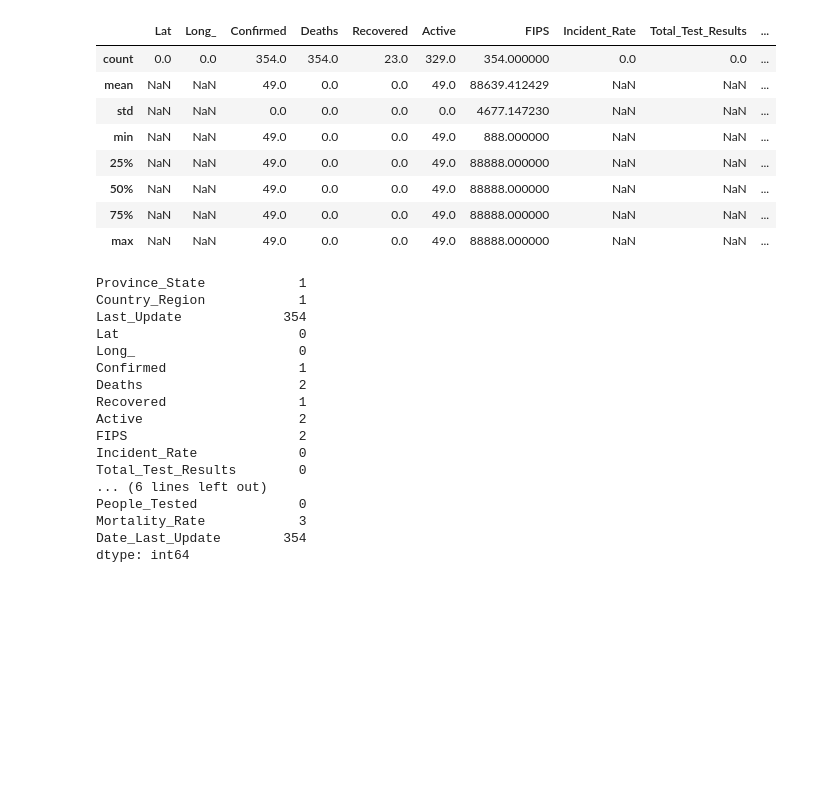
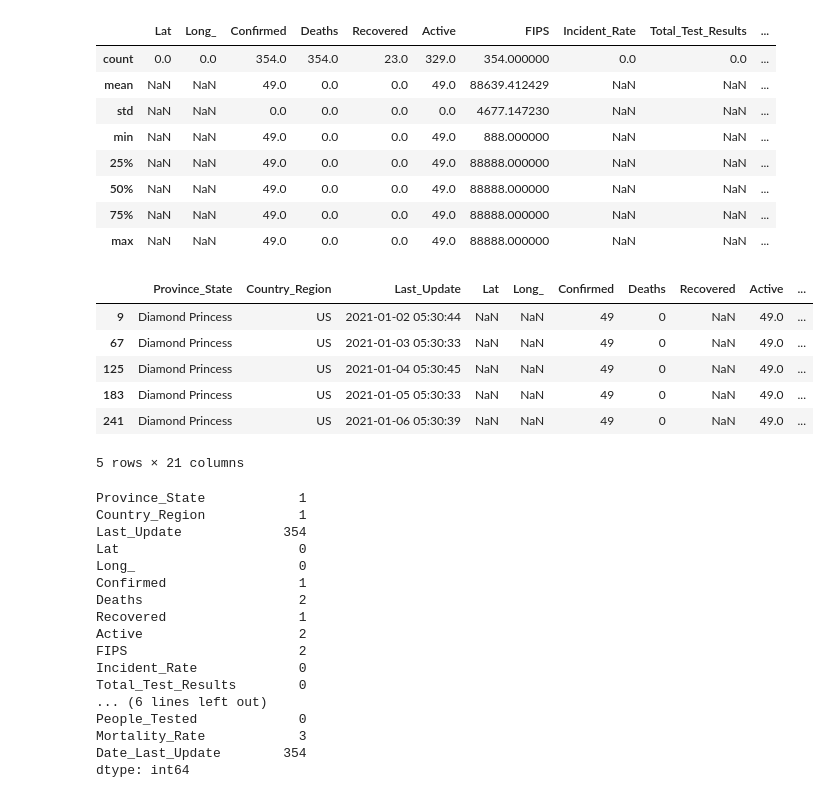
Before and after one commit to amichaelsen/COVID_project, a Jupyter notebook: analysis/anya_eda_daily_reports.ipynb, the cells around one changed output. Saved outputs shown, nothing was run; the diff lists cells and outputs as text; code cells hidden in the pictures; blank space fills up the shorter version.

```diff
--- a/analysis/eda_daily_reports.ipynb
+++ b/analysis/anya_eda_daily_reports.ipynb
@@ -231,6 +231,16 @@ daily_reports[daily_reports['Province_State']=='Diamond Princess'].describe()
 | 50% | NaN | NaN | 49.0 | 0.0 | 0.0 | 49.0 | 88888.000000 | NaN | NaN | ... |
 | 75% | NaN | NaN | 49.0 | 0.0 | 0.0 | 49.0 | 88888.000000 | NaN | NaN | ... |
 | max | NaN | NaN | 49.0 | 0.0 | 0.0 | 49.0 | 88888.000000 | NaN | NaN | ... |
+# %%
+daily_reports[daily_reports['Province_State']=='Diamond Princess'].head()
+# %% [output]
+|  | Province_State | Country_Region | Last_Update | Lat | Long_ | Confirmed | Deaths | Recovered | Active | ... |
+| 9 | Diamond Princess | US | 2021-01-02 05:30:44 | NaN | NaN | 49 | 0 | NaN | 49.0 | ... |
+| 67 | Diamond Princess | US | 2021-01-03 05:30:33 | NaN | NaN | 49 | 0 | NaN | 49.0 | ... |
+| 125 | Diamond Princess | US | 2021-01-04 05:30:45 | NaN | NaN | 49 | 0 | NaN | 49.0 | ... |
+| 183 | Diamond Princess | US | 2021-01-05 05:30:33 | NaN | NaN | 49 | 0 | NaN | 49.0 | ... |
+| 241 | Diamond Princess | US | 2021-01-06 05:30:39 | NaN | NaN | 49 | 0 | NaN | 49.0 | ... |
+5 rows × 21 columns
 # %%
 daily_reports[daily_reports['Province_State']=='Grand Princess'].nunique()
 # %% [output]
```
Also changed, not shown: parts of 1 cell of this notebook, 1 other file.
